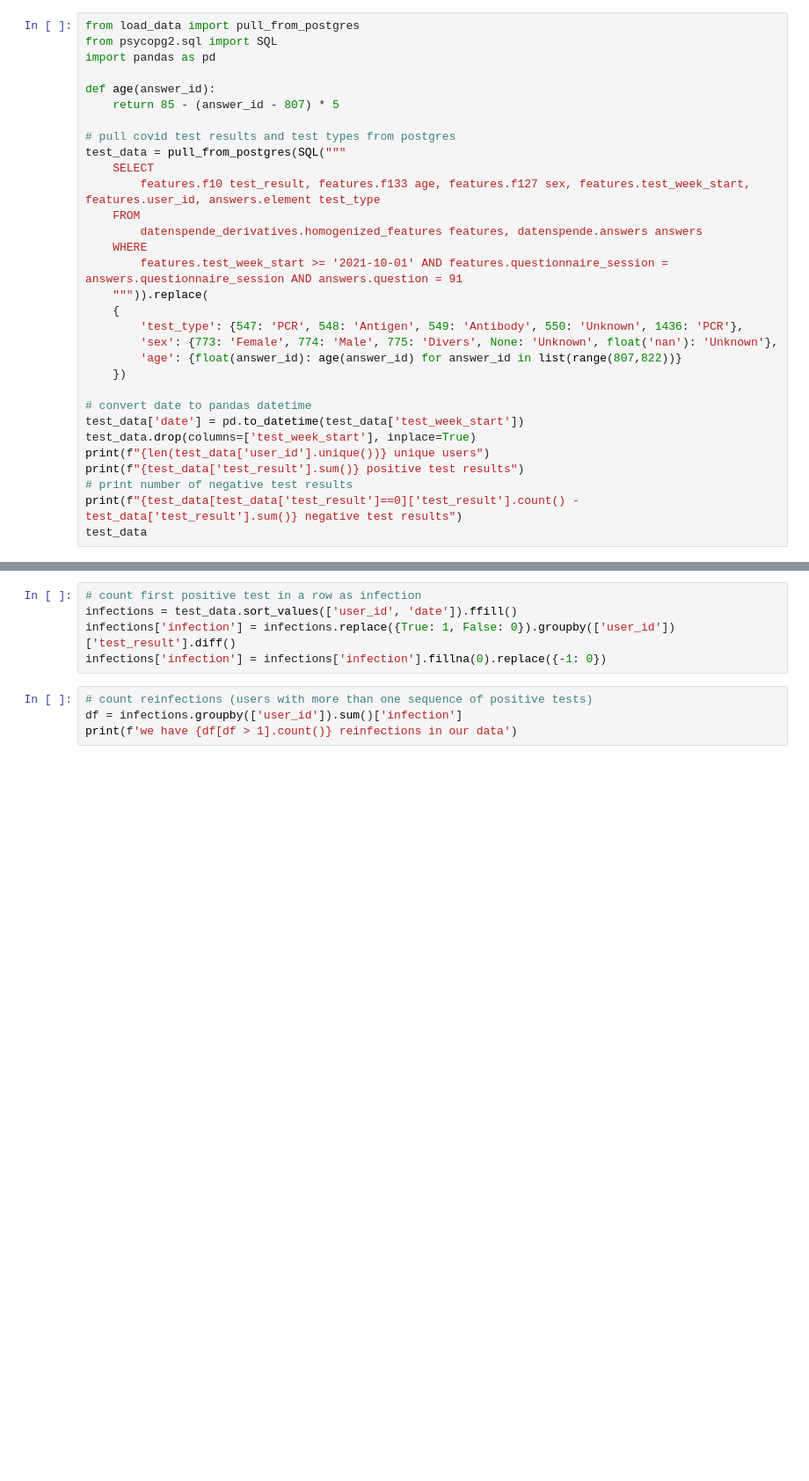
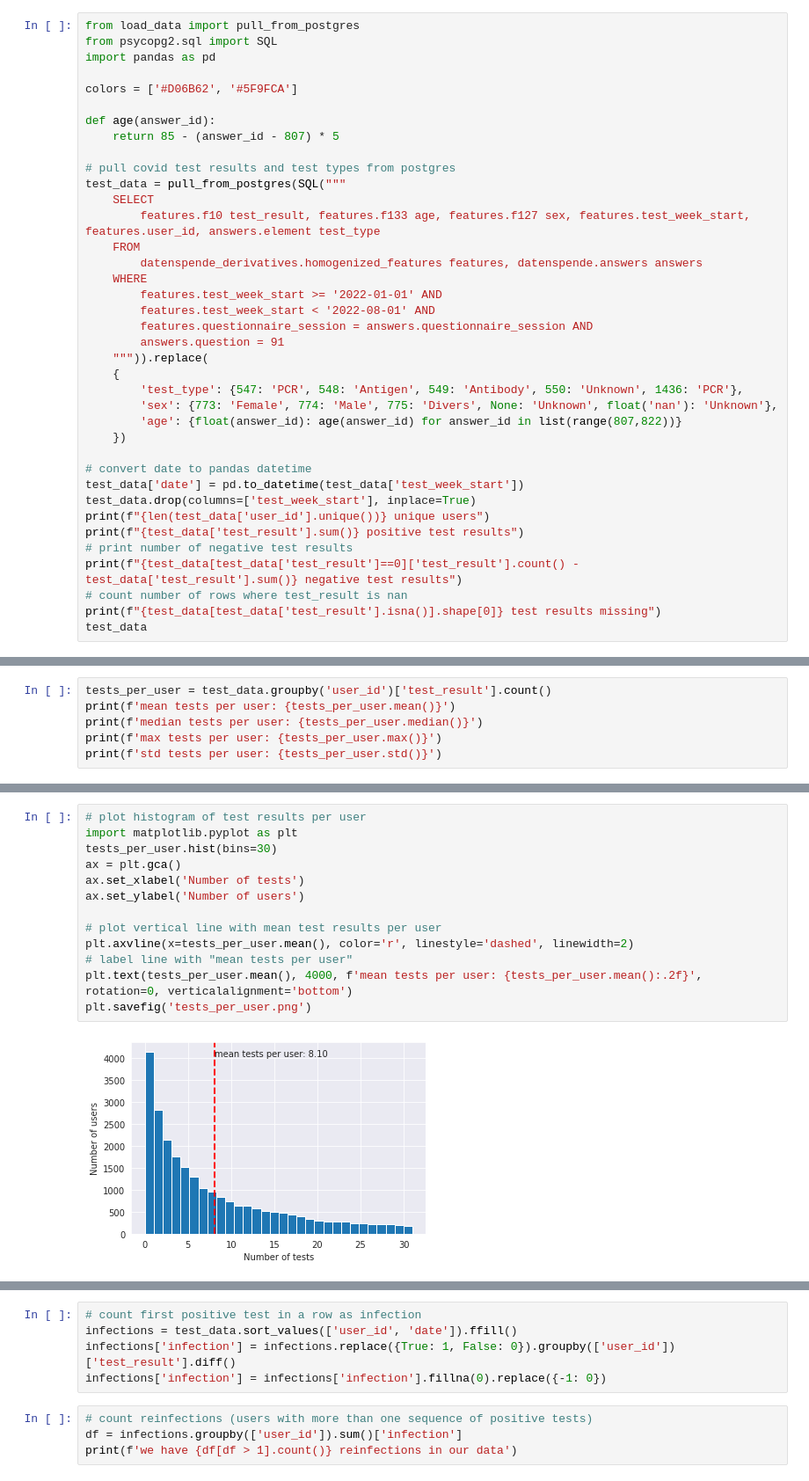
Before and after one commit to jakobkolb/ml-covid-nowcasting, a Jupyter notebook: model/reported_incidence.ipynb, the cells around one changed output, grey strips where cells are left out. Shown at 88% size. Drawn from its saved outputs; the diff is of its cells as text; blank space fills up the shorter version.

Commit message:
Final paper plots.

```diff
--- a/model/reported_incidence.ipynb
+++ b/model/reported_incidence.ipynb
@@ -2,6 +2,8 @@
 from load_data import pull_from_postgres
 from psycopg2.sql import SQL
 import pandas as pd
+
+colors = ['#D06B62', '#5F9FCA']
 
 def age(answer_id):
     return 85 - (answer_id - 807) * 5
@@ -13,7 +15,10 @@ test_data = pull_from_postgres(SQL("""
     FROM
         datenspende_derivatives.homogenized_features features, datenspende.answers answers
     WHERE
-        features.test_week_start >= '2021-10-01' AND features.questionnaire_session = answers.questionnaire_session AND answers.question = 91
+        features.test_week_start >= '2022-01-01' AND
+        features.test_week_start < '2022-08-01' AND
+        features.questionnaire_session = answers.questionnaire_session AND
+        answers.question = 91
     """)).replace(
     {
         'test_type': {547: 'PCR', 548: 'Antigen', 549: 'Antibody', 550: 'Unknown', 1436: 'PCR'},
@@ -28,4 +33,6 @@ print(f"{len(test_data['user_id'].unique())} unique users")
 print(f"{test_data['test_result'].sum()} positive test results")
 # print number of negative test results
 print(f"{test_data[test_data['test_result']==0]['test_result'].count() - test_data['test_result'].sum()} negative test results")
+# count number of rows where test_result is nan
+print(f"{test_data[test_data['test_result'].isna()].shape[0]} test results missing")
 test_data
@@ -31,0 +61,6 @@ test_data
+# %%
+tests_per_user = test_data.groupby('user_id')['test_result'].count()
+print(f'mean tests per user: {tests_per_user.mean()}')
+print(f'median tests per user: {tests_per_user.median()}')
+print(f'max tests per user: {tests_per_user.max()}')
+print(f'std tests per user: {tests_per_user.std()}')
@@ -32,3 +72,18 @@ test_data
+# %%
+# plot histogram of test results per user
+import matplotlib.pyplot as plt
+tests_per_user.hist(bins=30)
+ax = plt.gca()
+ax.set_xlabel('Number of tests')
+ax.set_ylabel('Number of users')
+
+# plot vertical line with mean test results per user
+plt.axvline(x=tests_per_user.mean(), color='r', linestyle='dashed', linewidth=2)
+# label line with "mean tests per user"
+plt.text(tests_per_user.mean(), 4000, f'mean tests per user: {tests_per_user.mean():.2f}', rotation=0, verticalalignment='bottom')
+plt.savefig('tests_per_user.png')
+# %% [output]
+[figure, added]
 # %%
 # shares of sexesb
 sex = test_data.groupby('user_id').first().groupby('sex').count()[['test_result']].rename(columns={'test_result': 'count'})
```
Also changed, not shown: parts of 50 cells of this notebook, 1 other file.
